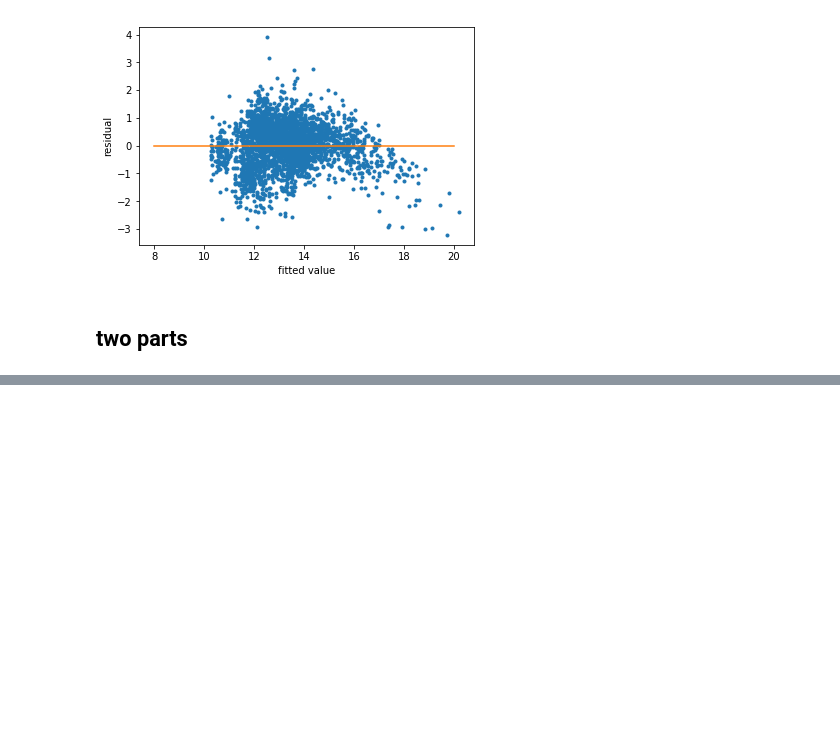
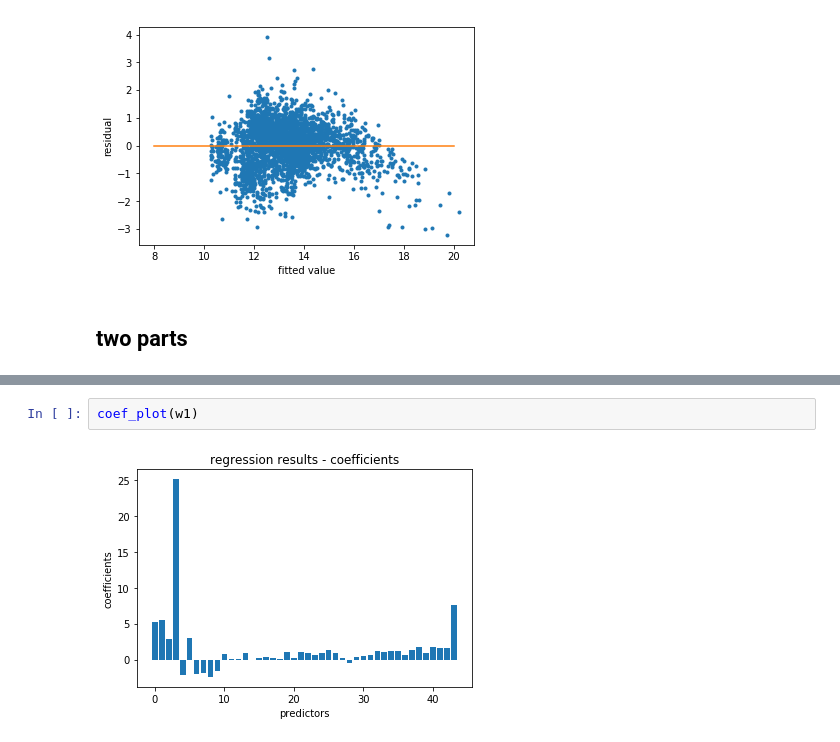
Before and after one commit to dancyfang/OR4741_Airbnb, a Jupyter notebook: analysis/regression.ipynb, the cells around one changed output, grey strips where cells are left out. Cells and saved outputs as stored; diff of their text form; blank space fills up the shorter version.

```diff
--- a/analysis/regression.ipynb
+++ b/analysis/regression.ipynb
@@ -634,0 +629,4 @@ residual_plot(np.hstack((Y_test1,Y_test2)),np.hstack((Y_test1_pred,Y_test2_pred)
+# %%
+coef_plot(w1)
+# %% [output]
+[figure, added]
```
Also changed, not shown: parts of 8 cells of this notebook.
